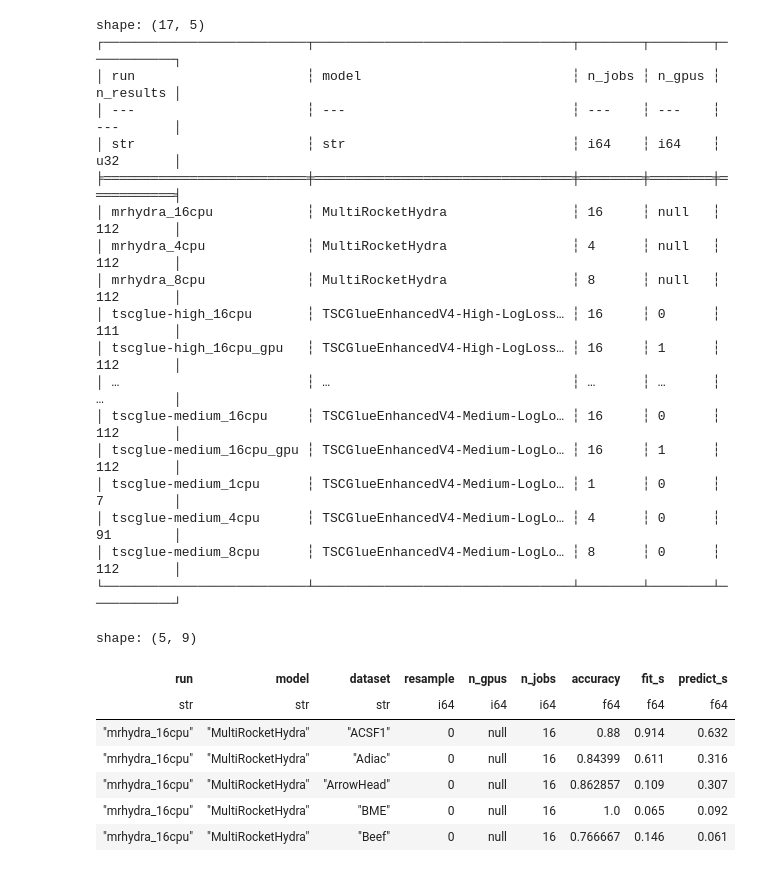
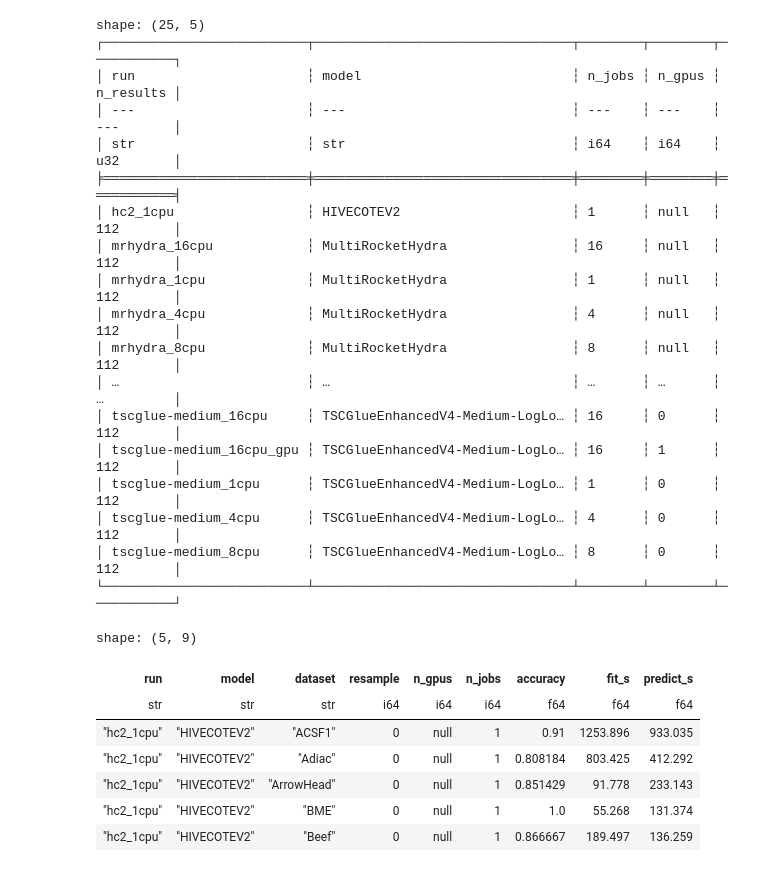
Before and after one commit to gasperpetelin/TSCbench, a Jupyter notebook: notebooks/083-timing-distributions.ipynb, the cells around one changed output. Cells and saved outputs as stored; diff of their text form; code cells hidden in the pictures.

```diff
--- a/notebooks/083-timing-distributions.ipynb
+++ b/notebooks/083-timing-distributions.ipynb
@@ -4,7 +4,7 @@ from pathlib import Path
 
 import polars as pl
 
-TIMING_RESULTS = Path("..") / "timing_results"
+TIMING_RESULTS = Path("..") / "timing_results_tsp"
 
 UNIT_TO_S = {"MILLISECONDS": 1e-3, "SECONDS": 1.0, "NANOSECONDS": 1e-9, "MINUTES": 60.0}
 
@@ -26,43 +26,43 @@ for f in sorted(TIMING_RESULTS.glob("*/*/Predictions/*/testResample*.csv")):
             "dataset": f.parent.name,
             "resample": int(f.stem.removeprefix("testResample")),
             "n_gpus": params.get("n_gpus"),
             "n_jobs": params.get("n_jobs"),
             "accuracy": float(result[0]),
             "fit_s": float(result[1]) * scale,
             "predict_s": float(result[2]) * scale,
         }
     )
 
 df = pl.DataFrame(rows, infer_schema_length=None)
 print(df.group_by(["run", "model", "n_jobs", "n_gpus"]).len("n_results").sort("run", "model"))
 df.head()
 # %% [output]
-shape: (17, 5)
+shape: (25, 5)
 ┌──────────────────────────┬─────────────────────────────────┬────────┬────────┬───────────┐
 │ run                      ┆ model                           ┆ n_jobs ┆ n_gpus ┆ n_results │
 │ ---                      ┆ ---                             ┆ ---    ┆ ---    ┆ ---       │
 │ str                      ┆ str                             ┆ i64    ┆ i64    ┆ u32       │
 ╞══════════════════════════╪═════════════════════════════════╪════════╪════════╪═══════════╡
+│ hc2_1cpu                 ┆ HIVECOTEV2                      ┆ 1      ┆ null   ┆ 112       │
 │ mrhydra_16cpu            ┆ MultiRocketHydra                ┆ 16     ┆ null   ┆ 112       │
+│ mrhydra_1cpu             ┆ MultiRocketHydra                ┆ 1      ┆ null   ┆ 112       │
 │ mrhydra_4cpu             ┆ MultiRocketHydra                ┆ 4      ┆ null   ┆ 112       │
 │ mrhydra_8cpu             ┆ MultiRocketHydra                ┆ 8      ┆ null   ┆ 112       │
-│ tscglue-high_16cpu       ┆ TSCGlueEnhancedV4-High-LogLoss… ┆ 16     ┆ 0      ┆ 111       │
-│ tscglue-high_16cpu_gpu   ┆ TSCGlueEnhancedV4-High-LogLoss… ┆ 16     ┆ 1      ┆ 112       │
 │ …                        ┆ …                               ┆ …      ┆ …      ┆ …         │
 │ tscglue-medium_16cpu     ┆ TSCGlueEnhancedV4-Medium-LogLo… ┆ 16     ┆ 0      ┆ 112       │
 │ tscglue-medium_16cpu_gpu ┆ TSCGlueEnhancedV4-Medium-LogLo… ┆ 16     ┆ 1      ┆ 112       │
-│ tscglue-medium_1cpu      ┆ TSCGlueEnhancedV4-Medium-LogLo… ┆ 1      ┆ 0      ┆ 7         │
-│ tscglue-medium_4cpu      ┆ TSCGlueEnhancedV4-Medium-LogLo… ┆ 4      ┆ 0      ┆ 91        │
+│ tscglue-medium_1cpu      ┆ TSCGlueEnhancedV4-Medium-LogLo… ┆ 1      ┆ 0      ┆ 112       │
+│ tscglue-medium_4cpu      ┆ TSCGlueEnhancedV4-Medium-LogLo… ┆ 4      ┆ 0      ┆ 112       │
 │ tscglue-medium_8cpu      ┆ TSCGlueEnhancedV4-Medium-LogLo… ┆ 8      ┆ 0      ┆ 112       │
 └──────────────────────────┴─────────────────────────────────┴────────┴────────┴───────────┘
 shape: (5, 9)
 | run | model | dataset | resample | n_gpus | n_jobs | accuracy | fit_s | predict_s |
 | str | str | str | i64 | i64 | i64 | f64 | f64 | f64 |
-| "mrhydra_16cpu" | "MultiRocketHydra" | "ACSF1" | 0 | null | 16 | 0.88 | 0.914 | 0.632 |
-| "mrhydra_16cpu" | "MultiRocketHydra" | "Adiac" | 0 | null | 16 | 0.84399 | 0.611 | 0.316 |
-| "mrhydra_16cpu" | "MultiRocketHydra" | "ArrowHead" | 0 | null | 16 | 0.862857 | 0.109 | 0.307 |
-| "mrhydra_16cpu" | "MultiRocketHydra" | "BME" | 0 | null | 16 | 1.0 | 0.065 | 0.092 |
-| "mrhydra_16cpu" | "MultiRocketHydra" | "Beef" | 0 | null | 16 | 0.766667 | 0.146 | 0.061 |
+| "hc2_1cpu" | "HIVECOTEV2" | "ACSF1" | 0 | null | 1 | 0.91 | 1253.896 | 933.035 |
+| "hc2_1cpu" | "HIVECOTEV2" | "Adiac" | 0 | null | 1 | 0.808184 | 803.425 | 412.292 |
+| "hc2_1cpu" | "HIVECOTEV2" | "ArrowHead" | 0 | null | 1 | 0.851429 | 91.778 | 233.143 |
+| "hc2_1cpu" | "HIVECOTEV2" | "BME" | 0 | null | 1 | 1.0 | 55.268 | 131.374 |
+| "hc2_1cpu" | "HIVECOTEV2" | "Beef" | 0 | null | 1 | 0.866667 | 189.497 | 136.259 |
 # %%
 df = df.with_columns(
     (
```
Also changed, not shown: parts of 11 cells of this notebook, 12 other files.
